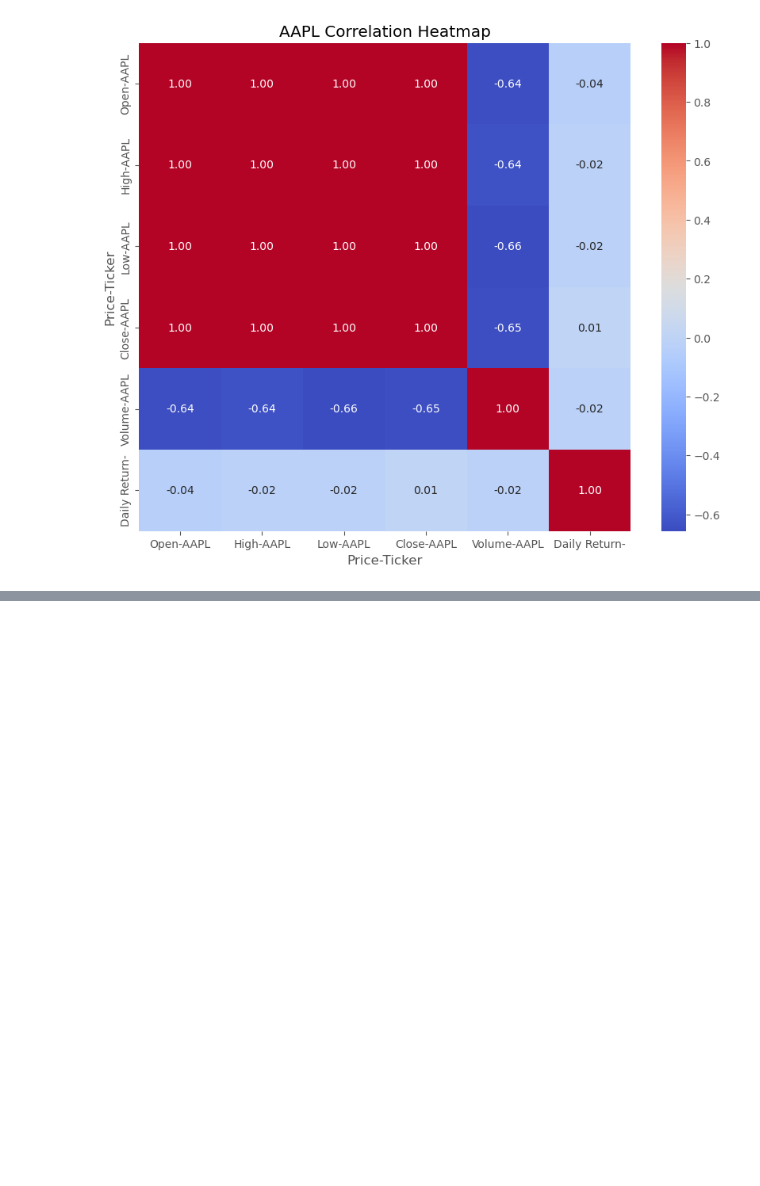
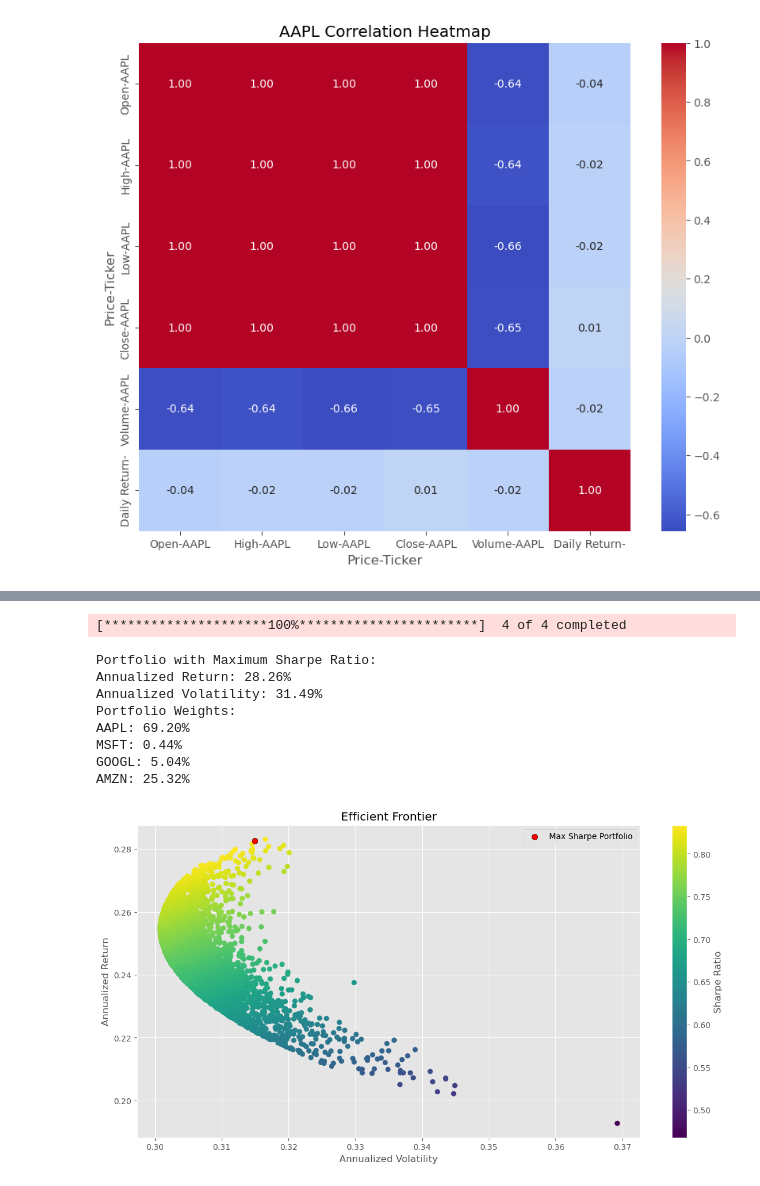
Before and after one commit to ysabharw/QuantInsight, a Jupyter notebook: eda.ipynb, the cells around one changed output, grey strips where cells are left out. Drawn from its saved outputs; the diff is of its cells as text; code cells hidden in the pictures; blank space fills up the shorter version.

```diff
--- a/eda.ipynb
+++ b/eda.ipynb
@@ -193,0 +226,72 @@ plt.show()
+# %%
+### PORTFOLIO SIMULATION ###
+# Define multiple tickers for portfolio simulation
+tickers = ['AAPL', 'MSFT', 'GOOGL', 'AMZN']
+portfolio_data = yf.download(tickers, start="2020-01-01", end="2024-01-01")['Close']
+
+# Calculate daily returns for all tickers
+portfolio_returns = portfolio_data.pct_change()
+
+# Simulate random portfolio weights
+np.random.seed(42)
+num_portfolios = 5000
+all_weights = np.zeros((num_portfolios, len(tickers)))
+returns = np.zeros(num_portfolios)
+volatilities = np.zeros(num_portfolios)
+sharpe_ratios = np.zeros(num_portfolios)
+
+for i in range(num_portfolios):
+    # Generate random weights
+    weights = np.random.random(len(tickers))
+    weights /= np.sum(weights)  # Normalize weights
+    all_weights[i, :] = weights
+
+    # Calculate portfolio return
+    portfolio_return = np.sum(portfolio_returns.mean() * weights) * 252
+    returns[i] = portfolio_return
+
+    # Calculate portfolio volatility
+    portfolio_volatility = np.sqrt(
+        np.dot(weights.T, np.dot(portfolio_returns.cov() * 252, weights))
+    )
+    volatilities[i] = portfolio_volatility
+
+    # Calculate Sharpe ratio
+    sharpe_ratios[i] = (portfolio_return - risk_free_rate) / portfolio_volatility
+
+# Identify portfolio with max Sharpe ratio
+max_sharpe_idx = sharpe_ratios.argmax()
+max_sharpe_return = returns[max_sharpe_idx]
+max_sharpe_volatility = volatilities[max_sharpe_idx]
+max_sharpe_weights = all_weights[max_sharpe_idx]
+
+# Print results for max Sharpe ratio portfolio
+print("\nPortfolio with Maximum Sharpe Ratio:")
+print(f"Annualized Return: {max_sharpe_return:.2%}")
+print(f"Annualized Volatility: {max_sharpe_volatility:.2%}")
+print("Portfolio Weights:")
+for ticker, weight in zip(tickers, max_sharpe_weights):
+    print(f"{ticker}: {weight:.2%}")
+
+# Plot Efficient Frontier
+plt.figure(figsize=(14, 7))
+plt.scatter(volatilities, returns, c=sharpe_ratios, cmap='viridis')
+plt.colorbar(label='Sharpe Ratio')
+plt.scatter(max_sharpe_volatility, max_sharpe_return, c='red', s=50, edgecolors='black', label='Max Sharpe Portfolio')
+plt.title('Efficient Frontier')
+plt.xlabel('Annualized Volatility')
+plt.ylabel('Annualized Return')
+plt.legend()
+plt.grid(True)
+plt.show()
+# %% [output]
+[*********************100%***********************]  4 of 4 completed
+Portfolio with Maximum Sharpe Ratio:
+Annualized Return: 28.26%
+Annualized Volatility: 31.49%
+Portfolio Weights:
+AAPL: 69.20%
+MSFT: 0.44%
+GOOGL: 5.04%
+AMZN: 25.32%
+[figure, added]
```
Also changed, not shown: parts of 23 cells of this notebook, 1 other file.
